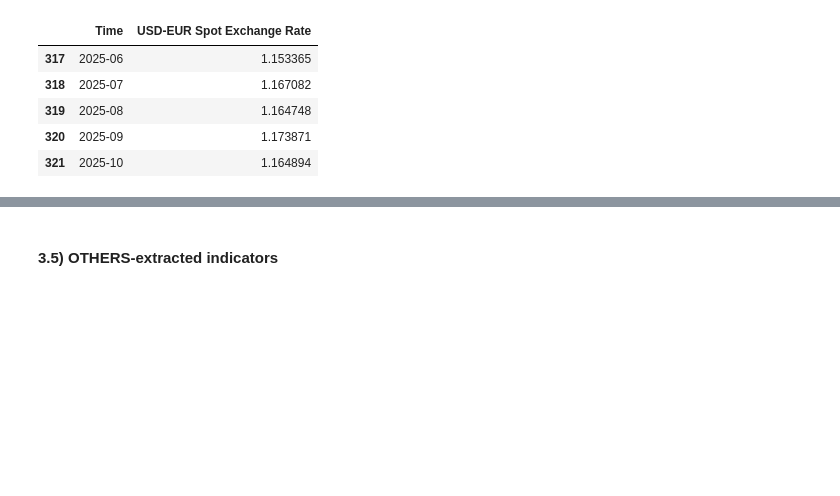
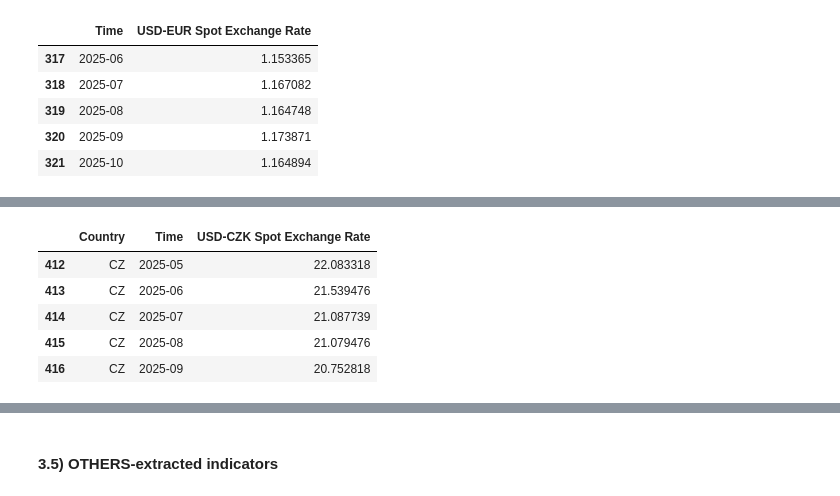
Before and after one commit to EliaLand/PSTR_Financial_Econometrics, a Jupyter notebook: data_fetcher/main.ipynb, the cells around one changed output, grey strips where cells are left out. Saved outputs shown, nothing was run; the diff lists cells and outputs as text; code cells hidden in the pictures; blank space fills up the shorter version.

```diff
--- a/data_fetcher/main.ipynb
+++ b/data_fetcher/main.ipynb
@@ -212,0 +200,21 @@ EXUSDN_m_raw.head()
+# %%
+# US-CZK exchange rate, U.S. Dollar to One Czech koruna (monthly non-seasonally adjusted, 1991-01, 2025-09)
+# https://fred.stlouisfed.org/series/CCUSMA02CZM618N
+EXUSCZK_m_raw = fetch_FRED("CCUSMA02CZM618N")
+EXUSCZK_m_raw = EXUSCZK_m_raw.rename(columns=
+        {"date": "Time",
+         "CCUSMA02CZM618N": "USD-CZK Spot Exchange Rate"
+})
+
+EXUSCZK_m_raw["Time"] = EXUSCZK_m_raw["Time"].dt.to_period("M").astype(str)
+EXUSCZK_m_raw["Country"] = "CZ"
+EXUSCZK_m_raw = EXUSCZK_m_raw[["Country", "Time", "USD-CZK Spot Exchange Rate"]]
+
+EXUSCZK_m_raw.tail()
+# %% [output]
+|  | Country | Time | USD-CZK Spot Exchange Rate |
+| 412 | CZ | 2025-05 | 22.083318 |
+| 413 | CZ | 2025-06 | 21.539476 |
+| 414 | CZ | 2025-07 | 21.087739 |
+| 415 | CZ | 2025-08 | 21.079476 |
+| 416 | CZ | 2025-09 | 20.752818 |
```
Also changed, not shown: parts of 13 cells of this notebook.
